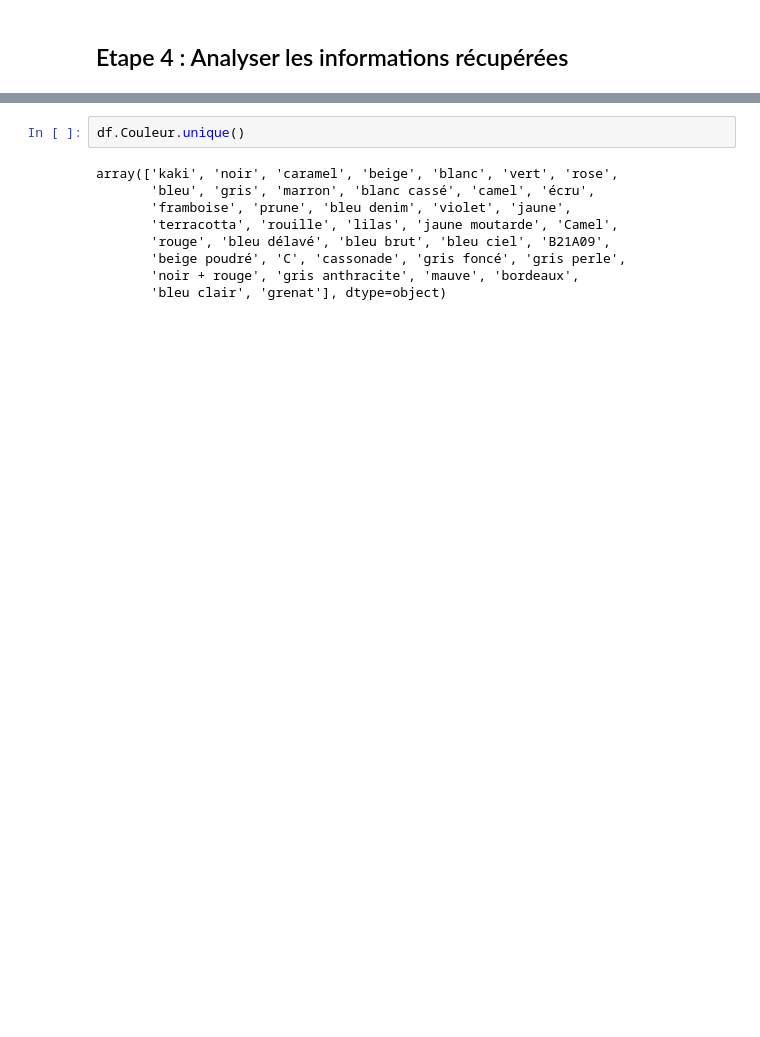
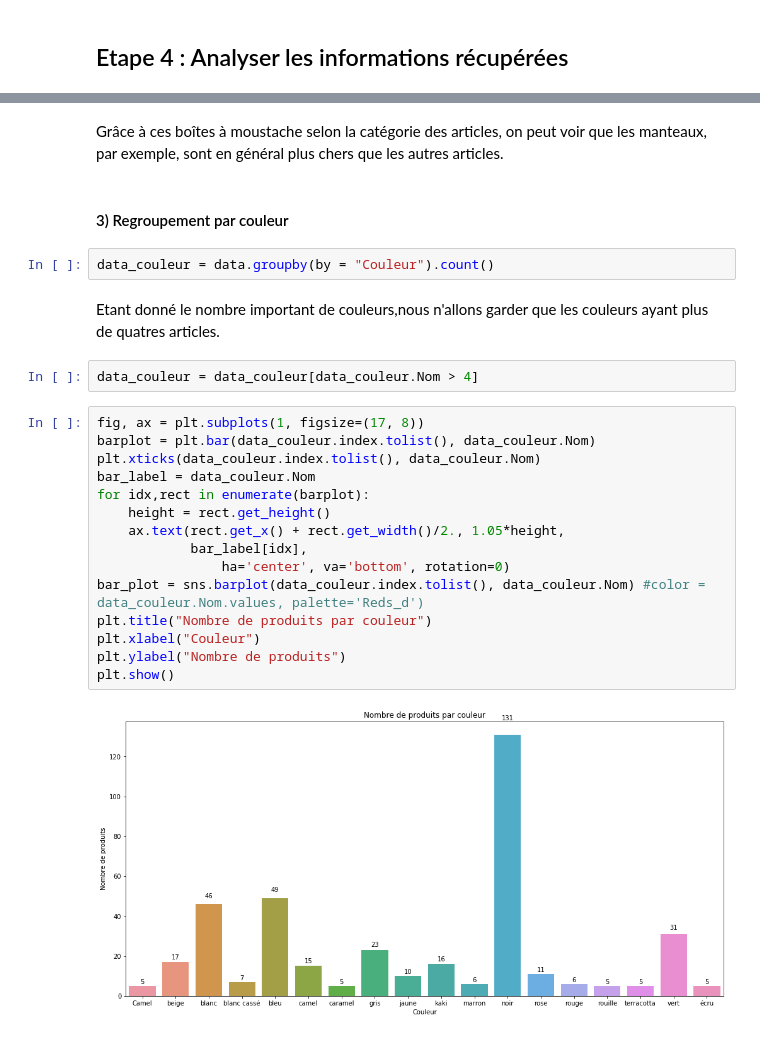
Before and after one commit to Alexia123/Web_Scraping, a Jupyter notebook: rendu.ipynb, the cells around one changed output, grey strips where cells are left out. Saved outputs shown, nothing was run; the diff lists cells and outputs as text; blank space fills up the shorter version.

```diff
--- a/rendu.ipynb
+++ b/rendu.ipynb
@@ -259,11 +333,27 @@ boxplot = df.boxplot(column=['Prix'], by = 'Catégorie', figsize=(15, 13))
-# %%
-df.Couleur.unique()
-# %% [output]
-array(['kaki', 'noir', 'caramel', 'beige', 'blanc', 'vert', 'rose',
-       'bleu', 'gris', 'marron', 'blanc cassé', 'camel', 'écru',
-       'framboise', 'prune', 'bleu denim', 'violet', 'jaune',
-       'terracotta', 'rouille', 'lilas', 'jaune moutarde', 'Camel',
-       'rouge', 'bleu délavé', 'bleu brut', 'bleu ciel', 'B21A09',
-       'beige poudré', 'C', 'cassonade', 'gris foncé', 'gris perle',
-       'noir + rouge', 'gris anthracite', 'mauve', 'bordeaux',
-       'bleu clair', 'grenat'], dtype=object)
+# %% [markdown]
+Grâce à ces boîtes à moustache selon la catégorie des articles, on peut voir que les manteaux, par exemple, sont en général plus chers que les autres articles.
+# %% [markdown]
+#### 3) Regroupement par couleur
+# %%
+data_couleur = data.groupby(by = "Couleur").count()
+# %% [markdown]
+Etant donné le nombre important de couleurs,nous n'allons garder que les couleurs ayant plus de quatres articles.
+# %%
+data_couleur = data_couleur[data_couleur.Nom > 4]
+# %%
+fig, ax = plt.subplots(1, figsize=(17, 8))
+barplot = plt.bar(data_couleur.index.tolist(), data_couleur.Nom)
+plt.xticks(data_couleur.index.tolist(), data_couleur.Nom)
+bar_label = data_couleur.Nom
+for idx,rect in enumerate(barplot):
+    height = rect.get_height()
+    ax.text(rect.get_x() + rect.get_width()/2., 1.05*height,
+            bar_label[idx],
+                ha='center', va='bottom', rotation=0)
+bar_plot = sns.barplot(data_couleur.index.tolist(), data_couleur.Nom) #color = data_couleur.Nom.values, palette='Reds_d')
+plt.title("Nombre de produits par couleur")
+plt.xlabel("Couleur")
+plt.ylabel("Nombre de produits")
+plt.show()
+# %% [output]
+[figure, added]
```
Also changed, not shown: parts of 43 cells of this notebook, 1 other file.
